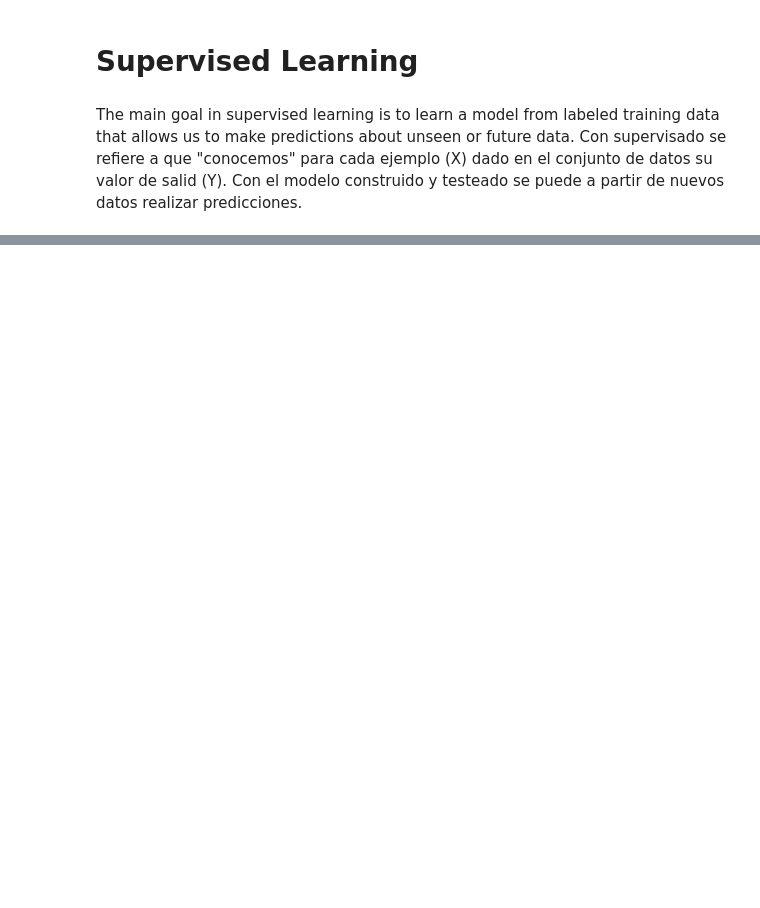
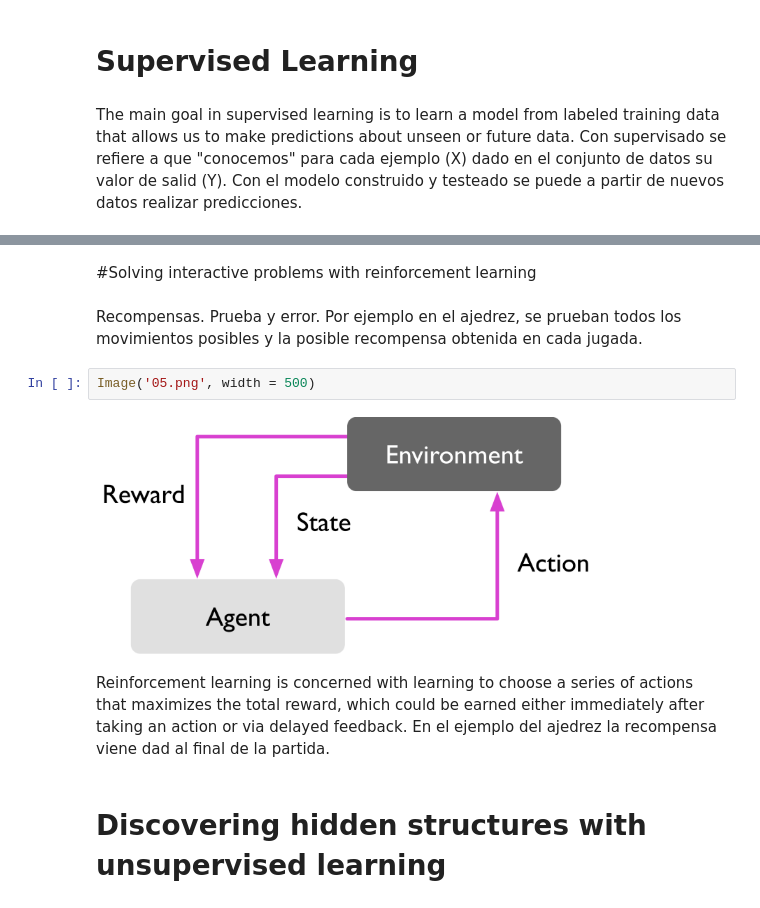
Before and after one commit to apachon/python-machine-learning-book-3rd-edition, a Jupyter notebook: ch01.ipynb, the cells around one changed output, grey strips where cells are left out. Saved outputs shown, nothing was run; the diff lists cells and outputs as text; blank space fills up the shorter version.

```diff
--- a/ch01.ipynb
+++ b/ch01.ipynb
@@ -14,0 +39,14 @@ Con el modelo construido y testeado se puede a partir de nuevos datos realizar p
+# %% [markdown]
+#Solving interactive problems with reinforcement learning
+# %% [markdown]
+Recompensas.
+Prueba y error.
+Por ejemplo en el ajedrez, se prueban todos los movimientos posibles y la posible recompensa obtenida en cada jugada.
+# %%
+Image('05.png', width = 500)
+# %% [output]
+[figure, added]
+# %% [markdown]
+Reinforcement learning is concerned with learning to choose a series of actions that maximizes the total reward, which could be earned either immediately after taking an action or via delayed feedback. En el ejemplo del ajedrez la recompensa viene dad al final de la partida.
+# %% [markdown]
+# Discovering hidden structures with unsupervised learning
```
Also changed, not shown: parts of 8 cells of this notebook.
